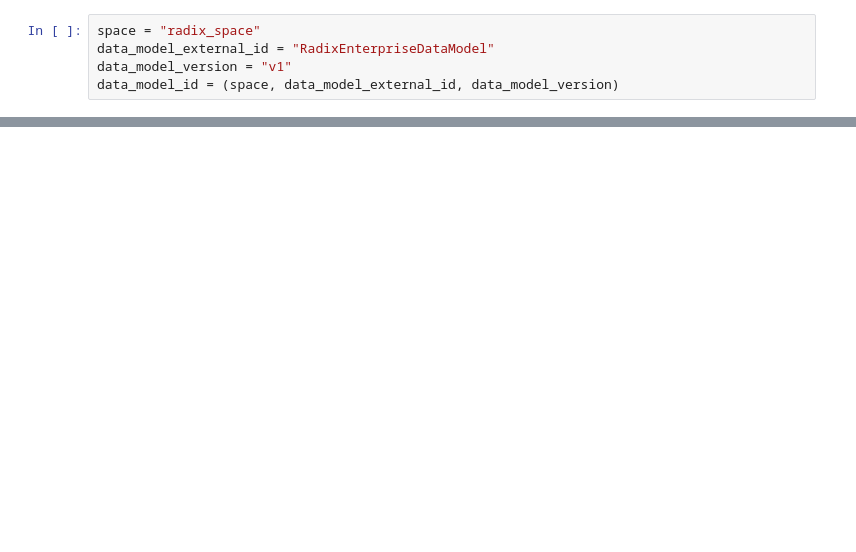
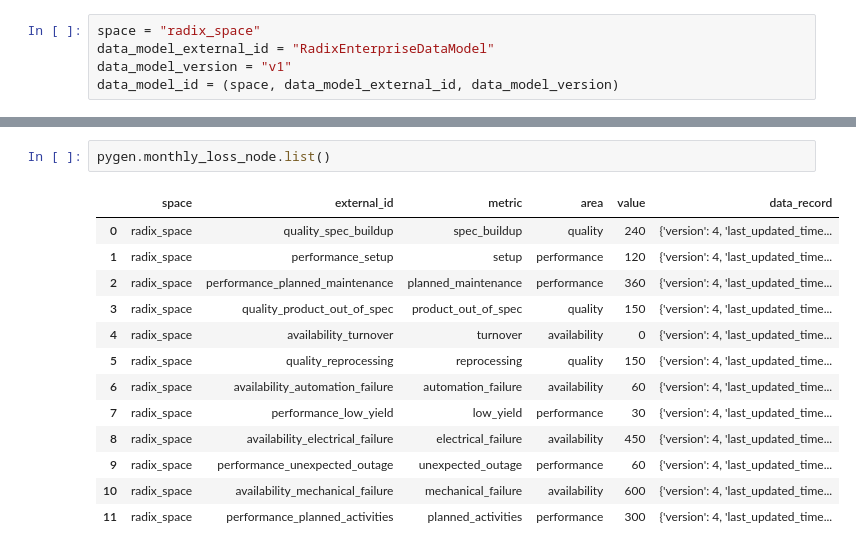
Before and after one commit to FilipePIN/cognite-datamodeling, a Jupyter notebook: examples/neat/radix_examples/pygen/datamodel.ipynb, the cells around one changed output, grey strips where cells are left out. Cells and saved outputs as stored; diff of their text form; blank space fills up the shorter version.

```diff
--- a/examples/neat/radix_examples/pygen/datamodel.ipynb
+++ b/examples/neat/radix_examples/pygen/datamodel.ipynb
@@ -73,0 +78,16 @@ pygen.radix_horizontal_asset.list()
+# %%
+pygen.monthly_loss_node.list()
+# %% [output]
+|  | space | external_id | metric | area | value | data_record |
+| 0 | radix_space | quality_spec_buildup | spec_buildup | quality | 240 | {'version': 4, 'last_updated_time... |
+| 1 | radix_space | performance_setup | setup | performance | 120 | {'version': 4, 'last_updated_time... |
+| 2 | radix_space | performance_planned_maintenance | planned_maintenance | performance | 360 | {'version': 4, 'last_updated_time... |
+| 3 | radix_space | quality_product_out_of_spec | product_out_of_spec | quality | 150 | {'version': 4, 'last_updated_time... |
+| 4 | radix_space | availability_turnover | turnover | availability | 0 | {'version': 4, 'last_updated_time... |
+| 5 | radix_space | quality_reprocessing | reprocessing | quality | 150 | {'version': 4, 'last_updated_time... |
+| 6 | radix_space | availability_automation_failure | automation_failure | availability | 60 | {'version': 4, 'last_updated_time... |
+| 7 | radix_space | performance_low_yield | low_yield | performance | 30 | {'version': 4, 'last_updated_time... |
+| 8 | radix_space | availability_electrical_failure | electrical_failure | availability | 450 | {'version': 4, 'last_updated_time... |
+| 9 | radix_space | performance_unexpected_outage | unexpected_outage | performance | 60 | {'version': 4, 'last_updated_time... |
+| 10 | radix_space | availability_mechanical_failure | mechanical_failure | availability | 600 | {'version': 4, 'last_updated_time... |
+| 11 | radix_space | performance_planned_activities | planned_activities | performance | 300 | {'version': 4, 'last_updated_time... |
```
Also changed, not shown: parts of 7 cells of this notebook, 4 other files.
